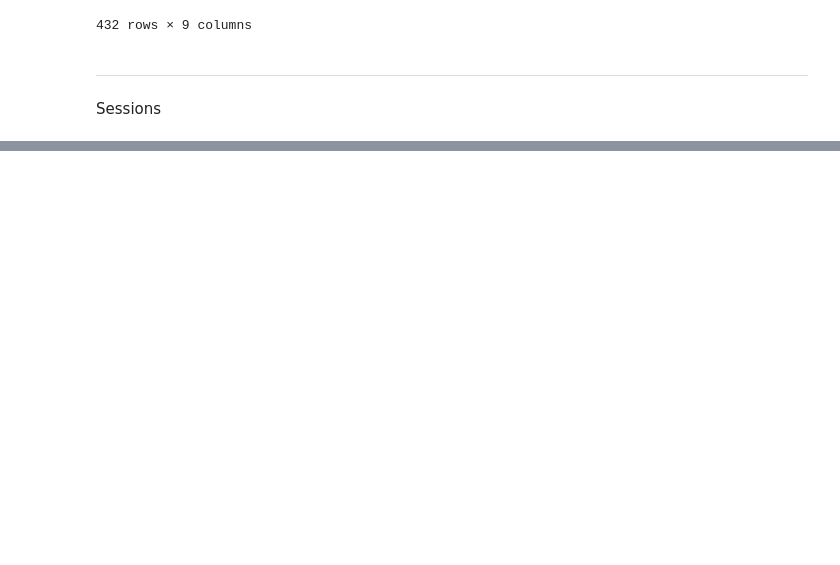
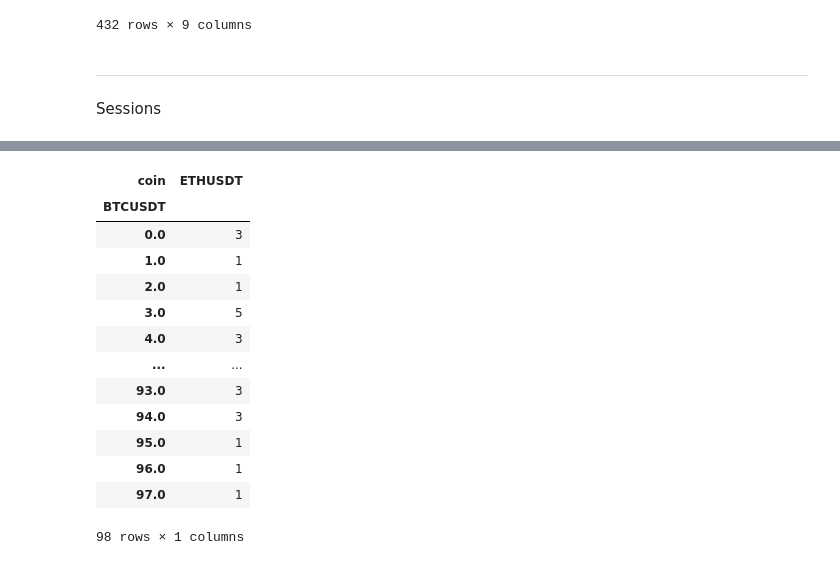
Before and after one commit to YassinKhanji/Portfolio_1, a Jupyter notebook: Technical_Portfolio/Data_Management/calculations.ipynb, the cells around one changed output, grey strips where cells are left out. Cells and saved outputs as stored; diff of their text form; code cells hidden in the pictures; blank space fills up the shorter version.

```diff
--- a/Technical_Portfolio/Data_Management/calculations.ipynb
+++ b/Technical_Portfolio/Data_Management/calculations.ipynb
@@ -91,0 +107,17 @@ for coin in df['close'].columns:
+# %%
+df['session'].groupby('BTCUSDT').count()
+# %% [output]
+| coin | ETHUSDT |
+| BTCUSDT |  |
+| 0.0 | 3 |
+| 1.0 | 1 |
+| 2.0 | 1 |
+| 3.0 | 5 |
+| 4.0 | 3 |
+| ... | ... |
+| 93.0 | 3 |
+| 94.0 | 3 |
+| 95.0 | 1 |
+| 96.0 | 1 |
+| 97.0 | 1 |
+98 rows × 1 columns
```
Also changed, not shown: parts of 9 cells of this notebook, 3 other files.
